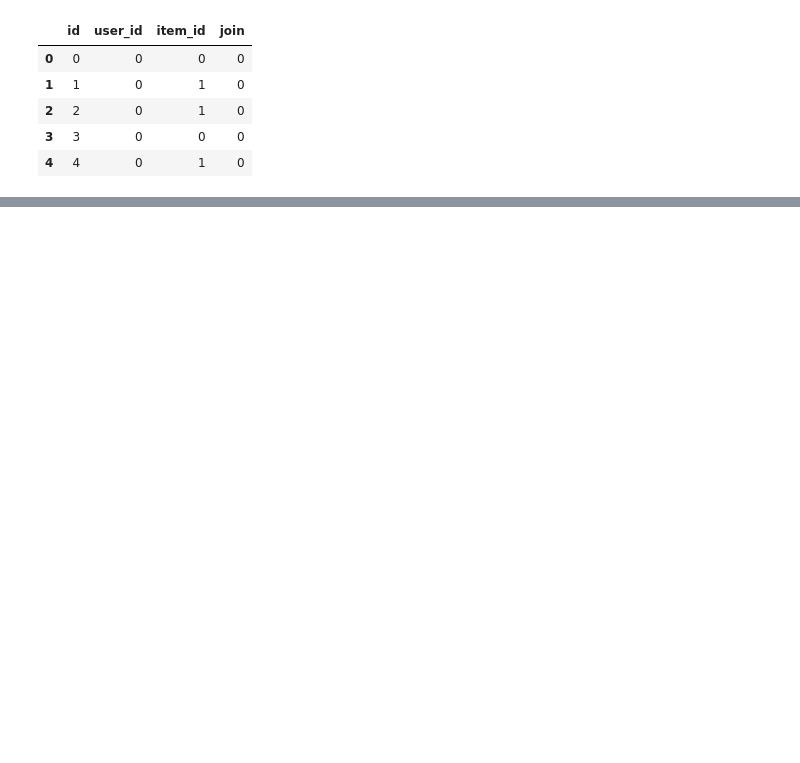
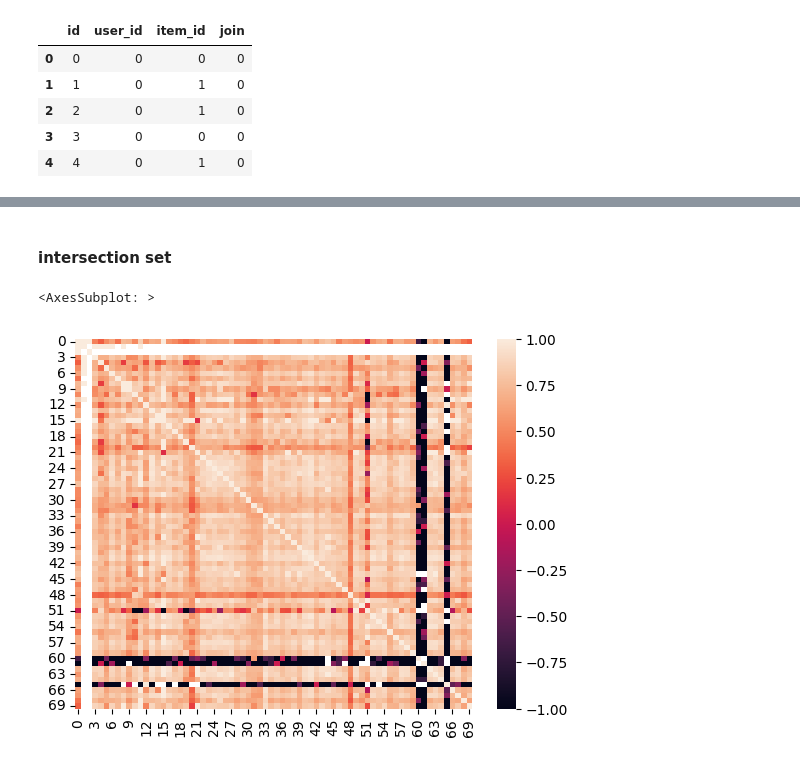
Before and after one commit to csLee94/project_notebook, a Jupyter notebook: ALS/notebooks/get_user_segments.ipynb, the cells around one changed output, grey strips where cells are left out. Cells and saved outputs as stored; diff of their text form; code cells hidden in the pictures; blank space fills up the shorter version.

```diff
--- a/ALS/notebooks/get_user_segments.ipynb
+++ b/ALS/notebooks/get_user_segments.ipynb
@@ -48,0 +99,10 @@ df_grouped.reset_index(inplace=True)
+# %%
+def make_group(value):
+    res = dict()
+    data = value.to_dict(orient='records')
+    for row in data:
+        res[row['item_id']] = row['ratio']
+    return res
+
+cos_records = df_grouped.groupby('user_id').apply(make_group)
+cos_records = cos_records.to_dict()
@@ -48,0 +150,15 @@ df_grouped.reset_index(inplace=True)
+# %% [markdown]
+#### intersection set
+# %%
+res_data = dict()
+for target_idx, target_user in cos_records.items():
+    check_data =dict()
+    for check_idx, check_user in cos_records.items():
+        check_data[check_idx] = get_cosine_similarity(target_user, check_user, mode='intersection')
+    res_data[target_idx] = check_data
+
+cos_inter = pd.DataFrame(res_data)
+sns.heatmap(cos_inter)
+# %% [output]
+<AxesSubplot: >
+[figure, added]
```
Also changed, not shown: parts of 30 cells of this notebook, 1 other file.
